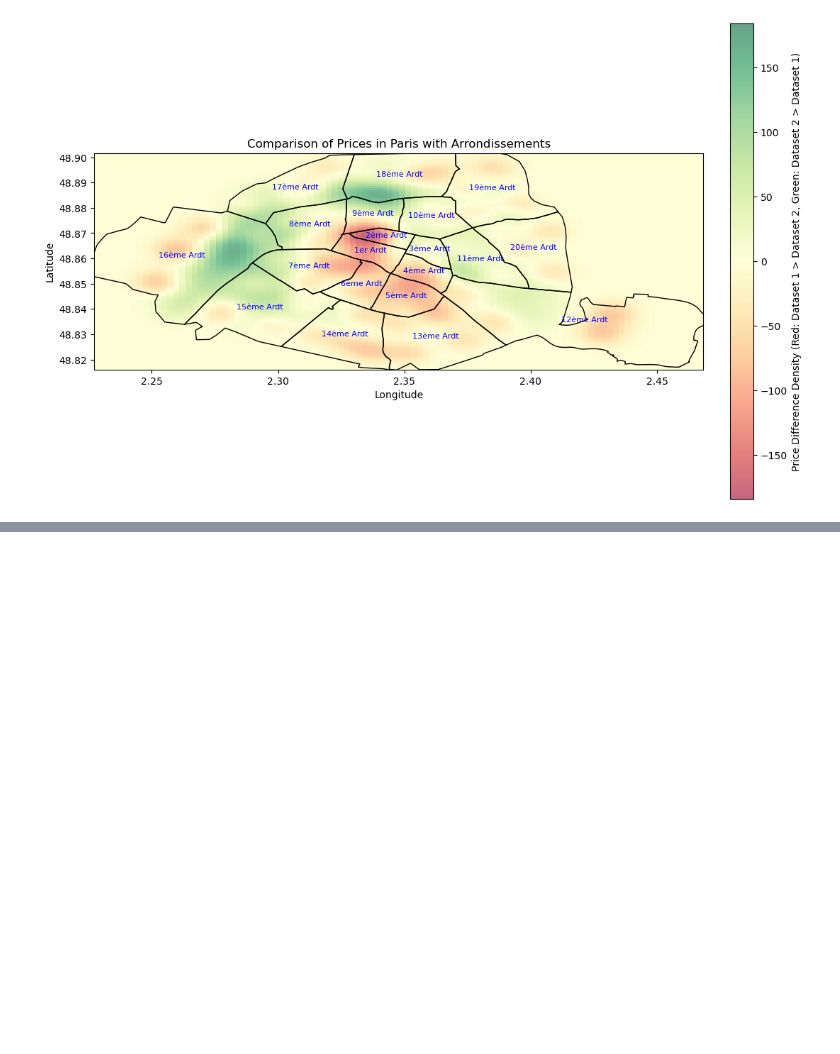
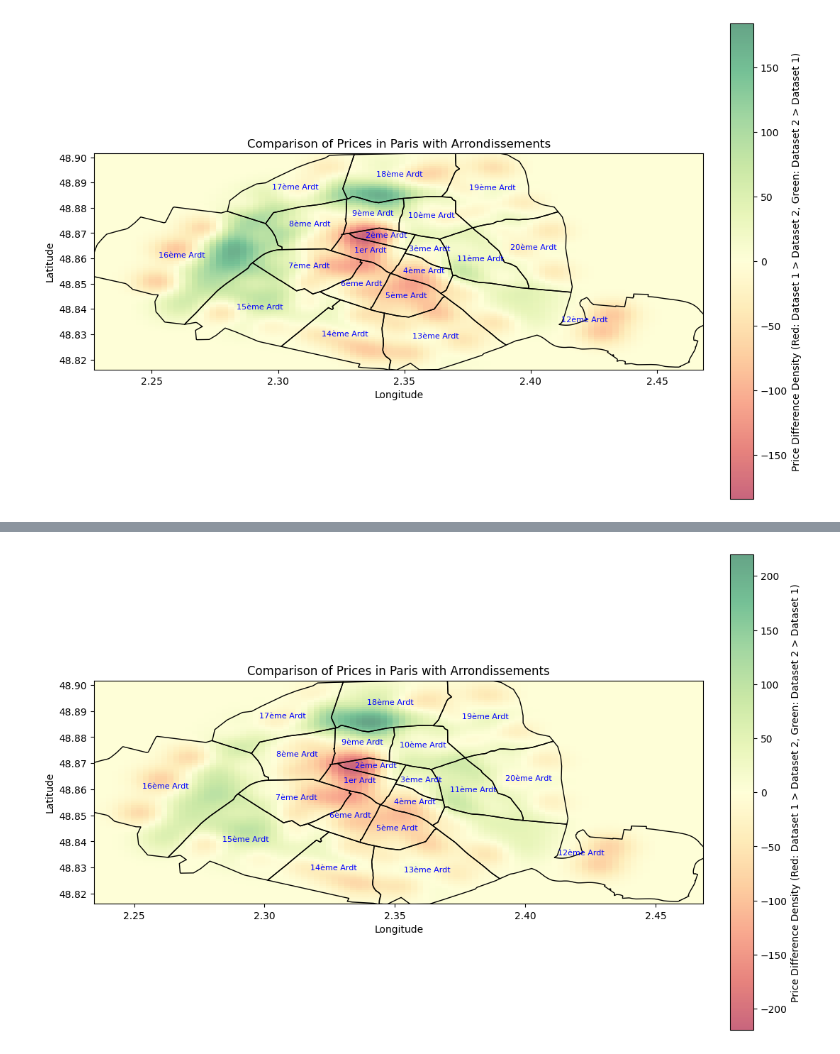
Before and after one commit to jo-pouradier/analise-airbnb-rentabilite, a Jupyter notebook: explore.ipynb, the cells around one changed output, grey strips where cells are left out. Drawn from its saved outputs; the diff is of its cells as text; code cells hidden in the pictures; blank space fills up the shorter version.

Commit message:
refactor map layout and styles, add heatmap comparison for Paris neighborhoods

```diff
--- a/explore.ipynb
+++ b/explore.ipynb
@@ -425,3 +425,83 @@ Right CRS: EPSG:4326
 
   geo_data2 = gpd.sjoin(geo_data2, arrondissements, how='left')
 [figure]
+# %%
+import geopandas as gpd
+from shapely.geometry import Point
+import pandas as pd
+import matplotlib.pyplot as plt
+import numpy as np
+from scipy.stats import gaussian_kde
+from matplotlib.colors import Normalize
+
+# Load the shapefile of Paris arrondissements
+arrondissements = gpd.read_file('./data/arrondissements.shp')
+
+# Load your first dataset with coordinates and prices
+data1 = pd.read_csv('./data/listings_process.csv')
+data1['price_per_m2'] = data1['price_per_m2'].replace('[\$,]', '', regex=True).astype(float)
+data1 = data1.replace([np.inf, -np.inf], np.nan).dropna(subset=['price_per_m2', 'longitude', 'latitude'])
+
+# Load your second dataset with coordinates and prices
+data2 = pd.read_csv('./data/loyer_process.csv')
+data2['price_per_m2'] = data2['price_per_m2'].replace('[\$,]', '', regex=True).astype(float)
+data2 = data2.replace([np.inf, -np.inf], np.nan).dropna(subset=['price_per_m2', 'geo_point_2d'])
+
+# Convert the coordinates to GeoDataFrames
+geometry1 = [Point(xy) for xy in zip(data1.longitude, data1.latitude)]
+geo_data1 = gpd.GeoDataFrame(data1, geometry=geometry1)
+
+geometry2 = [Point(float(xy.split(',')[1]), float(xy.split(',')[0])) for xy in data2['geo_point_2d']]
+geo_data2 = gpd.GeoDataFrame(data2, geometry=geometry2)
+
+# Perform the spatial join to get the arrondissement for each point
+geo_data1 = gpd.sjoin(geo_data1, arrondissements, how='left')
+geo_data2 = gpd.sjoin(geo_data2, arrondissements, how='left')
+
+# Extract coordinates and prices
+x1 = geo_data1.geometry.x
+y1 = geo_data1.geometry.y
+prices1 = geo_data1['price_per_m2']
+
+x2 = geo_data2.geometry.x
+y2 = geo_data2.geometry.y
+prices2 = geo_data2['price_per_m2']
+
+# Perform kernel density estimation for both datasets
+xy1 = np.vstack([x1, y1])
+kde1 = gaussian_kde(xy1, weights=prices1, bw_method=0.2)
+xmin, xmax = min(x1.min(), x2.min()), max(x1.max(), x2.max())
+ymin, ymax = min(y1.min(), y2.min()), max(y1.max(), y2.max())
+xx, yy = np.mgrid[xmin:xmax:100j, ymin:ymax:100j]
+positions = np.vstack([xx.ravel(), yy.ravel()])
+density1 = kde1(positions).reshape(xx.shape)
+
+xy2 = np.vstack([x2, y2])
+kde2 = gaussian_kde(xy2, weights=prices2, bw_method=0.2)
+density2 = kde2(positions).reshape(xx.shape)
+
+# Calculate the difference in densities
+density_diff = density1 - density2
+
+# Plot the arrondissements
+fig, ax = plt.subplots(figsize=(12, 12))
+arrondissements.boundary.plot(ax=ax, linewidth=1, edgecolor='black')
+
+# Plot the heatmap with a smooth color transition
+norm = Normalize(vmin=-np.max(np.abs(density_diff)), vmax=np.max(np.abs(density_diff)))
+heatmap = ax.imshow(np.rot90(density_diff), cmap='RdYlGn', extent=[xmin, xmax, ymin, ymax], alpha=0.6, norm=norm)
+
+# Add a colorbar
+cbar = plt.colorbar(heatmap, ax=ax, fraction=0.036, pad=0.04)
+cbar.set_label('Price Difference Density (Red: Dataset 1 > Dataset 2, Green: Dataset 2 > Dataset 1)')
+
+# Add labels for arrondissements
+for idx, row in arrondissements.iterrows():
+    plt.annotate(text=row['l_ar'], xy=(row.geometry.centroid.x, row.geometry.centroid.y),
+                 horizontalalignment='center', fontsize=8, color='blue')
+
+plt.title('Comparison of Prices in Paris with Arrondissements')
+plt.xlabel('Longitude')
+plt.ylabel('Latitude')
+plt.show()
+# %% [output]
@@ -427,0 +520 @@ Right CRS: EPSG:4326
+[figure, added]
```
Also changed, not shown: parts of 1 cell of this notebook, 7 other files.
